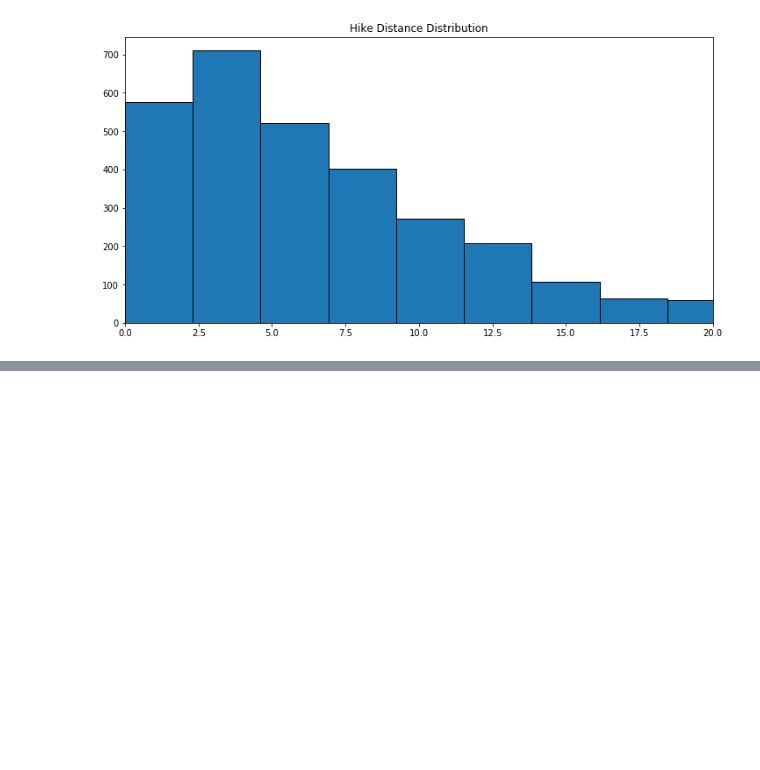
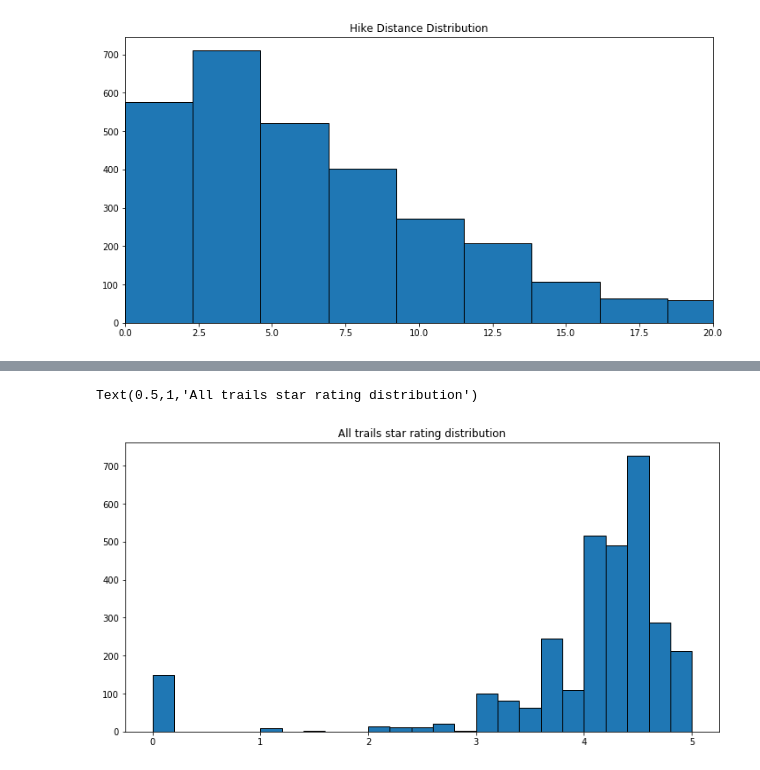
Before and after one commit to evanhosmer/Colorado-Hiking-Recommender, a Jupyter notebook: src/EDA.ipynb, the cells around one changed output, grey strips where cells are left out. Saved outputs shown, nothing was run; the diff lists cells and outputs as text; code cells hidden in the pictures; blank space fills up the shorter version.

```diff
--- a/src/EDA.ipynb
+++ b/src/EDA.ipynb
@@ -114,0 +154,9 @@ Text(0.5,1,'Hike Distance Distribution')
+# %%
+fig = plt.figure(figsize = (12,6))
+ax = fig.add_subplot(111)
+ax.grid(False)
+ax.hist(features['stars'], bins = 25)
+ax.set_title('All trails star rating distribution')
+# %% [output]
+Text(0.5,1,'All trails star rating distribution')
+[figure, added]
```
Also changed, not shown: parts of 23 cells of this notebook, 13 other files.
